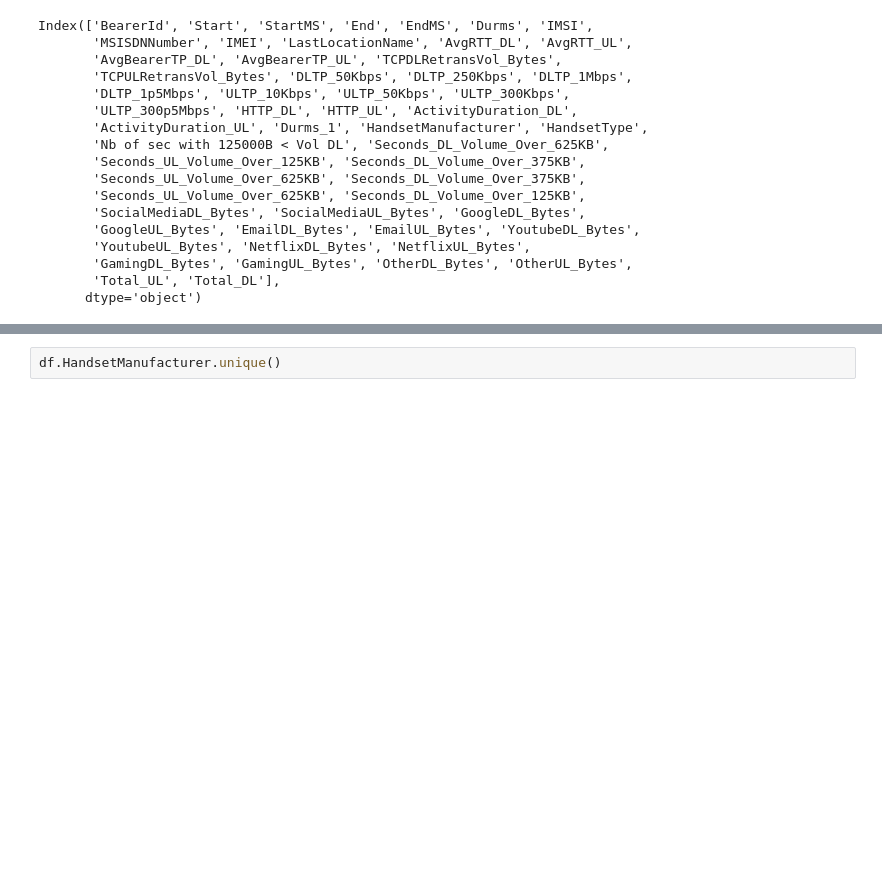
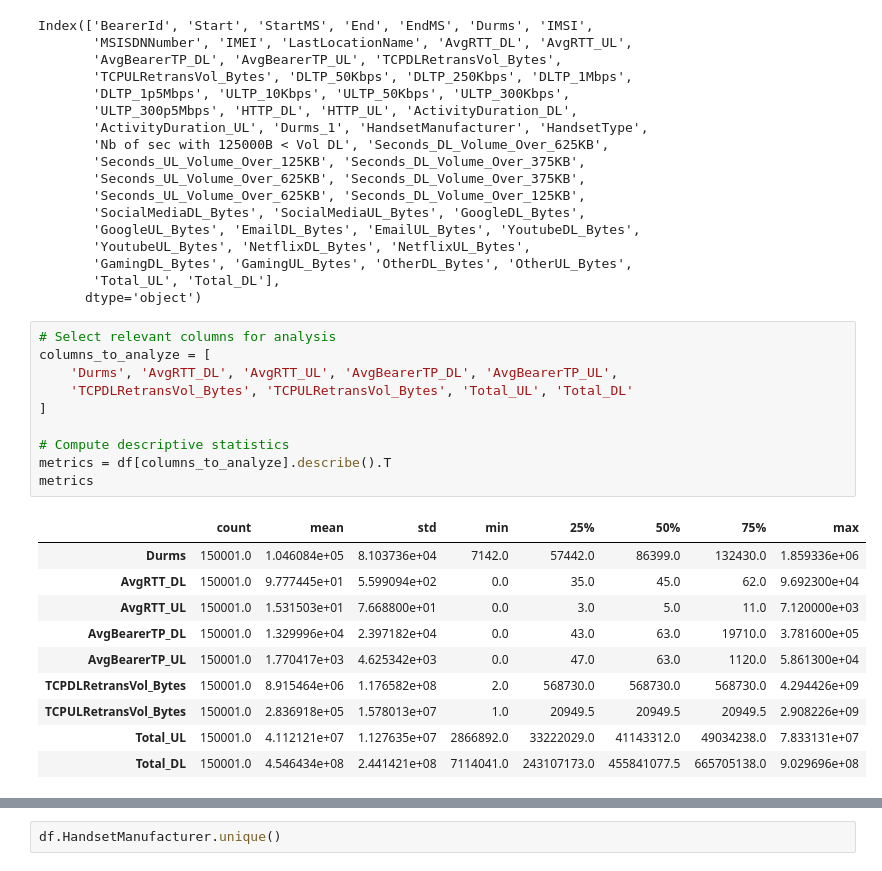
Before and after one commit to santoshdhalwalkar/Telecommunication, a Jupyter notebook: Telecommunication.ipynb, the cells around one changed output, grey strips where cells are left out. Saved outputs shown, nothing was run; the diff lists cells and outputs as text; blank space fills up the shorter version.

```diff
--- a/Telecommunication.ipynb
+++ b/Telecommunication.ipynb
@@ -439,3 +398,24 @@ Index(['BearerId', 'Start', 'StartMS', 'End', 'EndMS', 'Durms', 'IMSI',
        'GamingDL_Bytes', 'GamingUL_Bytes', 'OtherDL_Bytes', 'OtherUL_Bytes',
        'Total_UL', 'Total_DL'],
       dtype='object')
+# %%
+# Select relevant columns for analysis
+columns_to_analyze = [
+    'Durms', 'AvgRTT_DL', 'AvgRTT_UL', 'AvgBearerTP_DL', 'AvgBearerTP_UL',
+    'TCPDLRetransVol_Bytes', 'TCPULRetransVol_Bytes', 'Total_UL', 'Total_DL'
+]
+
+# Compute descriptive statistics
+metrics = df[columns_to_analyze].describe().T
+metrics
+# %% [output]
+|  | count | mean | std | min | 25% | 50% | 75% | max |
+| Durms | 150001.0 | 1.046084e+05 | 8.103736e+04 | 7142.0 | 57442.0 | 86399.0 | 132430.0 | 1.859336e+06 |
+| AvgRTT_DL | 150001.0 | 9.777445e+01 | 5.599094e+02 | 0.0 | 35.0 | 45.0 | 62.0 | 9.692300e+04 |
+| AvgRTT_UL | 150001.0 | 1.531503e+01 | 7.668800e+01 | 0.0 | 3.0 | 5.0 | 11.0 | 7.120000e+03 |
+| AvgBearerTP_DL | 150001.0 | 1.329996e+04 | 2.397182e+04 | 0.0 | 43.0 | 63.0 | 19710.0 | 3.781600e+05 |
+| AvgBearerTP_UL | 150001.0 | 1.770417e+03 | 4.625342e+03 | 0.0 | 47.0 | 63.0 | 1120.0 | 5.861300e+04 |
+| TCPDLRetransVol_Bytes | 150001.0 | 8.915464e+06 | 1.176582e+08 | 2.0 | 568730.0 | 568730.0 | 568730.0 | 4.294426e+09 |
+| TCPULRetransVol_Bytes | 150001.0 | 2.836918e+05 | 1.578013e+07 | 1.0 | 20949.5 | 20949.5 | 20949.5 | 2.908226e+09 |
+| Total_UL | 150001.0 | 4.112121e+07 | 1.127635e+07 | 2866892.0 | 33222029.0 | 41143312.0 | 49034238.0 | 7.833131e+07 |
+| Total_DL | 150001.0 | 4.546434e+08 | 2.441421e+08 | 7114041.0 | 243107173.0 | 455841077.5 | 665705138.0 | 9.029696e+08 |
```
Also changed, not shown: parts of 10 cells of this notebook.
